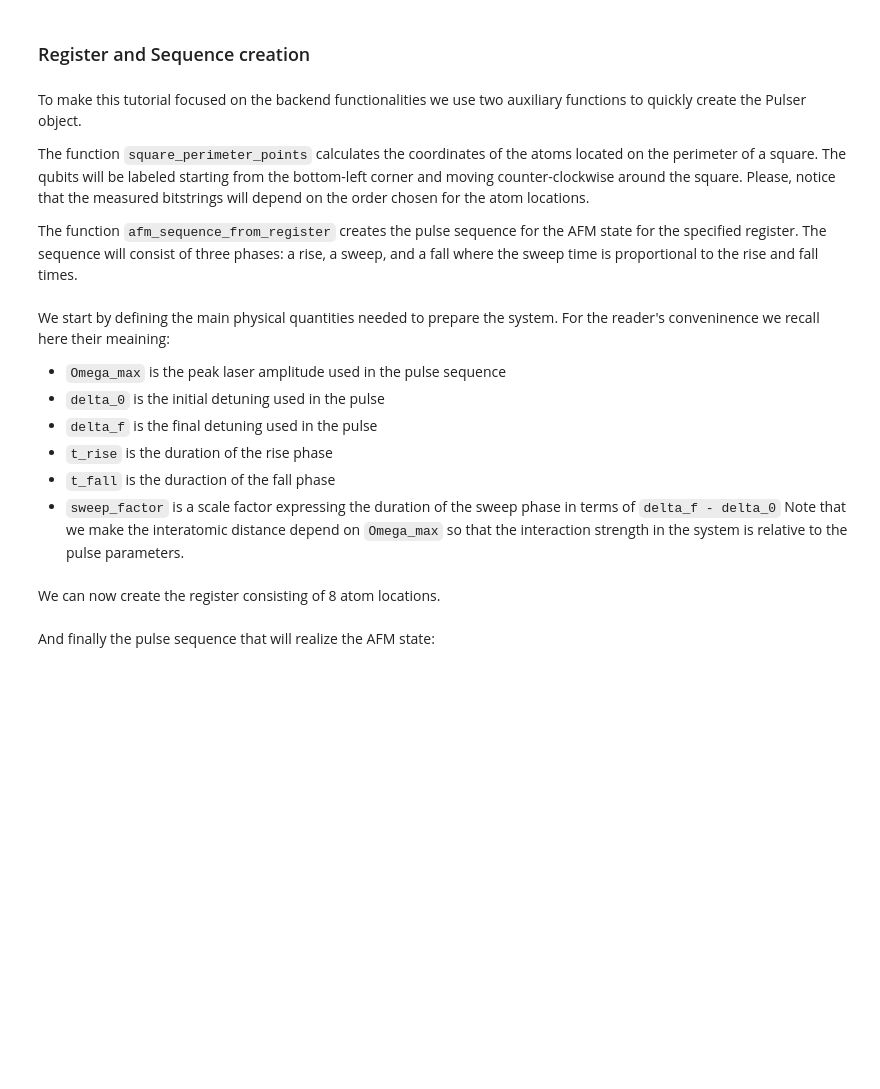
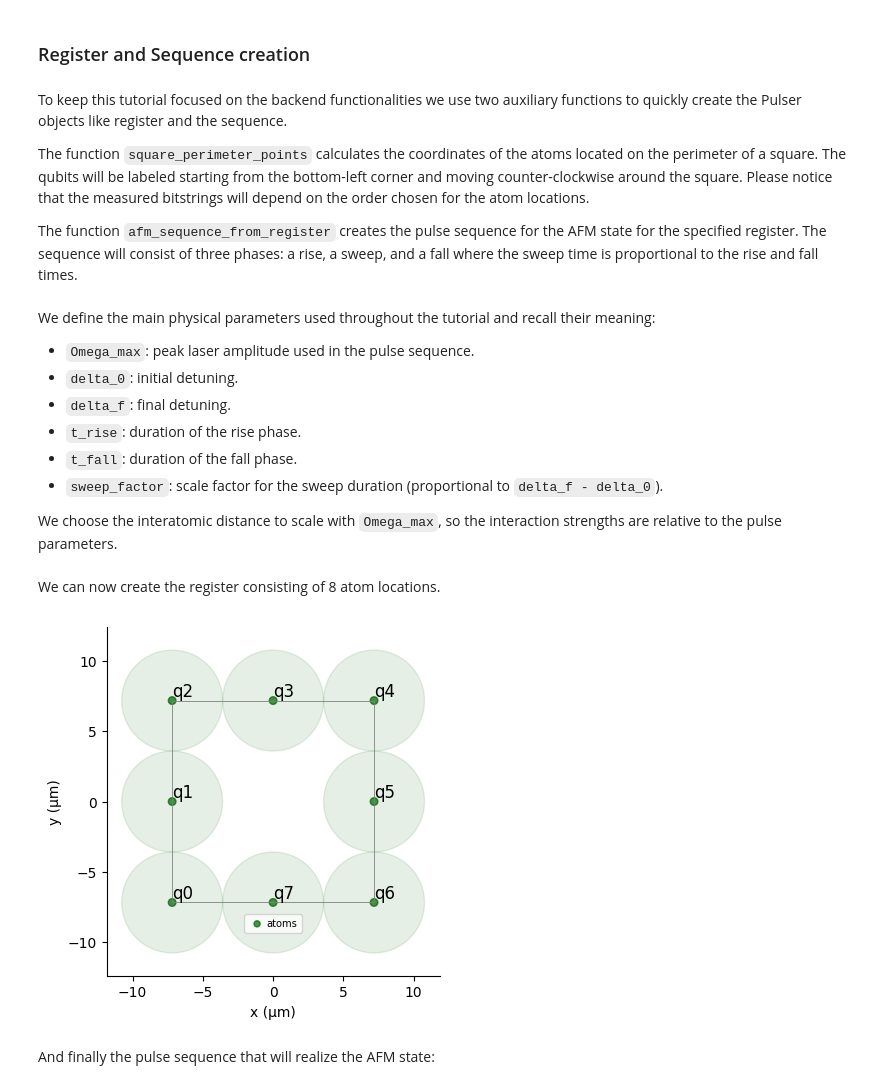
Before and after one commit to pasqal-io/emulators, a Jupyter notebook: docs/emu_mps/notebooks/getting_started.ipynb, the cells around one changed output. Saved outputs shown, nothing was run; the diff lists cells and outputs as text; code cells hidden in the pictures; blank space fills up the shorter version.

```diff
--- a/docs/emu_mps/notebooks/getting_started.ipynb
+++ b/docs/emu_mps/notebooks/getting_started.ipynb
@@ -37,10 +38,10 @@ Here are the steps that we will go through in the following:
 # %% [markdown]
 ### Register and Sequence creation
 # %% [markdown]
-To make this tutorial focused on the backend functionalities we use two auxiliary functions to quickly create the Pulser object.
+To keep this tutorial focused on the backend functionalities we use two auxiliary functions to quickly create the Pulser objects like register and the sequence.
 
 The function `square_perimeter_points` calculates the coordinates of the atoms located on the perimeter of a square.
-The qubits will be labeled starting from the bottom-left corner and moving counter-clockwise around the square. Please, notice that the measured bitstrings will depend on the order chosen for the atom locations.
+The qubits will be labeled starting from the bottom-left corner and moving counter-clockwise around the square. Please notice that the measured bitstrings will depend on the order chosen for the atom locations.
 
 The function `afm_sequence_from_register` creates the pulse sequence for the AFM state for the specified register. The sequence will consist of three phases: a rise, a sweep, and a fall where the sweep time is proportional to the rise and fall times.
 # %%
@@ -56,10 +57,9 @@ def afm_sequence_from_register(
 ) -> pulser.Sequence:
     """Sequence that creates AntiFerromagnetic State (AFM) for 1d chain of atoms using pulser.
     This function constructs a sequence of pulses to transition a system of qubits
-    distributed in a 1d chain (represented by `reg`) into an AFM state using a specified device.
+    distributed in a 1D chain (represented by `reg`) into an AFM state using a specified device.
     The sequence consists of three phases: a rise, a sweep, and a fall.
-    For more information, check Pulser
-    [tutorial](https://pulser.readthedocs.io/en/stable/tutorials/afm_prep.html)."""
+    For more information, check this [arxiv article](https://arxiv.org/abs/1711.01185)."""
 
     t_sweep = (delta_f - delta_0) / (2 * np.pi * 10) * 1000 * factor_sweep
     rise = pulser.Pulse.ConstantDetuning(
@@ -86,7 +86,7 @@ def square_perimeter_points(L: int) -> np.ndarray:
     Calculate the coordinates of the points located on the perimeter of a square of size L.
     The square is centered at the origin (0, 0) with sides parallel to the axes.
     The points are ordered starting from the bottom-left corner and moving
-    counter-clockwise around the square. The order is important when measuare the bitstrings
+    counter-clockwise around the square. The order is important when measuaring the bitstrings
 
     Args:
         L (int): The length of the side of the square. L should be a positive integer.
@@ -126,14 +126,16 @@ def square_perimeter_points(L: int) -> np.ndarray:
 
     return np.array(coord)
 # %% [markdown]
-We start by defining the main physical quantities needed to prepare the system. For the reader's conveninence we recall here their meaining:
-- `Omega_max` is the peak laser amplitude used in the pulse sequence
-- `delta_0` is the initial detuning used in the pulse
-- `delta_f` is the final detuning used in the pulse
-- `t_rise` is the duration of the rise phase
-- `t_fall` is the duraction of the fall phase
-- `sweep_factor` is a scale factor expressing the duration of the sweep phase in terms of `delta_f - delta_0`
-Note that we make the interatomic distance depend on `Omega_max` so that the interaction strength in the system is relative to the pulse parameters.
+We define the main physical parameters used throughout the tutorial and recall their meaning:
+
+- `Omega_max`: peak laser amplitude used in the pulse sequence.
+- `delta_0`: initial detuning.
+- `delta_f`: final detuning.
+- `t_rise`: duration of the rise phase.
+- `t_fall`: duration of the fall phase.
+- `sweep_factor`: scale factor for the sweep duration (proportional to `delta_f - delta_0`).
+
+We choose the interatomic distance to scale with `Omega_max`, so the interaction strengths are relative to the pulse parameters.
 # %%
 Omega_max = 2 * 2 * np.pi
 delta_0 = -6 * Omega_max / 2
@@ -148,8 +150,10 @@ R_interatomic = AnalogDevice.rydberg_blockade_radius(Omega_max / 2)
 We can now create the register consisting of 8 atom locations.
 # %%
 coords = R_interatomic * square_perimeter_points(square_length)
-reg = pulser.Register.from_coordinates(coords)
+reg = pulser.Register.from_coordinates(coords,prefix='q')
 reg.draw(blockade_radius=R_interatomic, draw_graph=True, draw_half_radius=True)
+# %% [output]
+[figure, added]
 # %% [markdown]
 And finally the pulse sequence that will realize the AFM state:
 # %%
```
Also changed, not shown: parts of 24 cells of this notebook, 31 other files.
